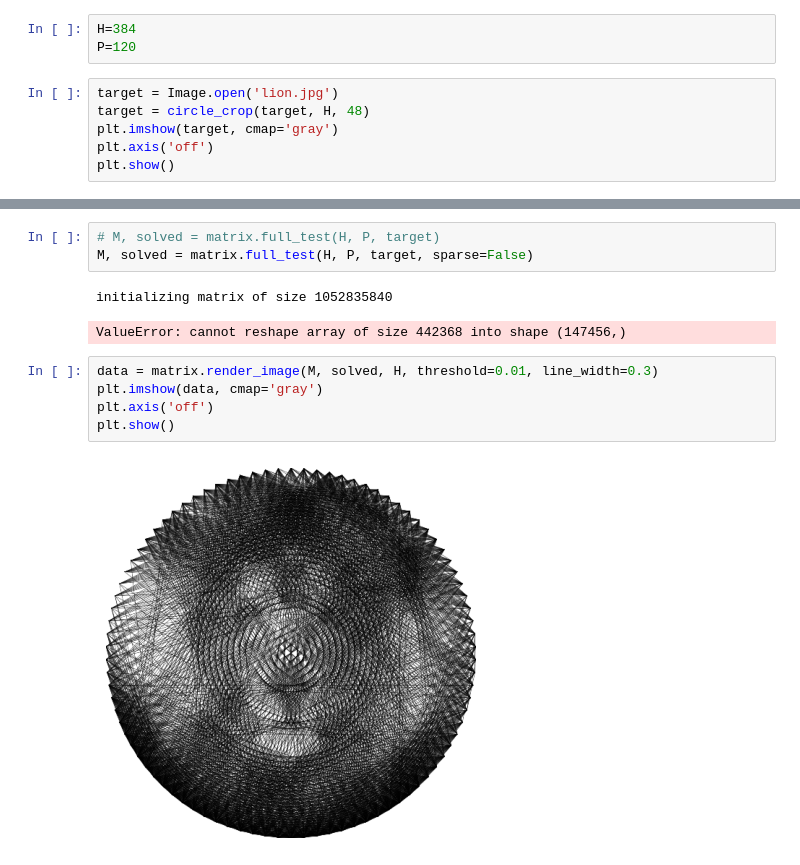
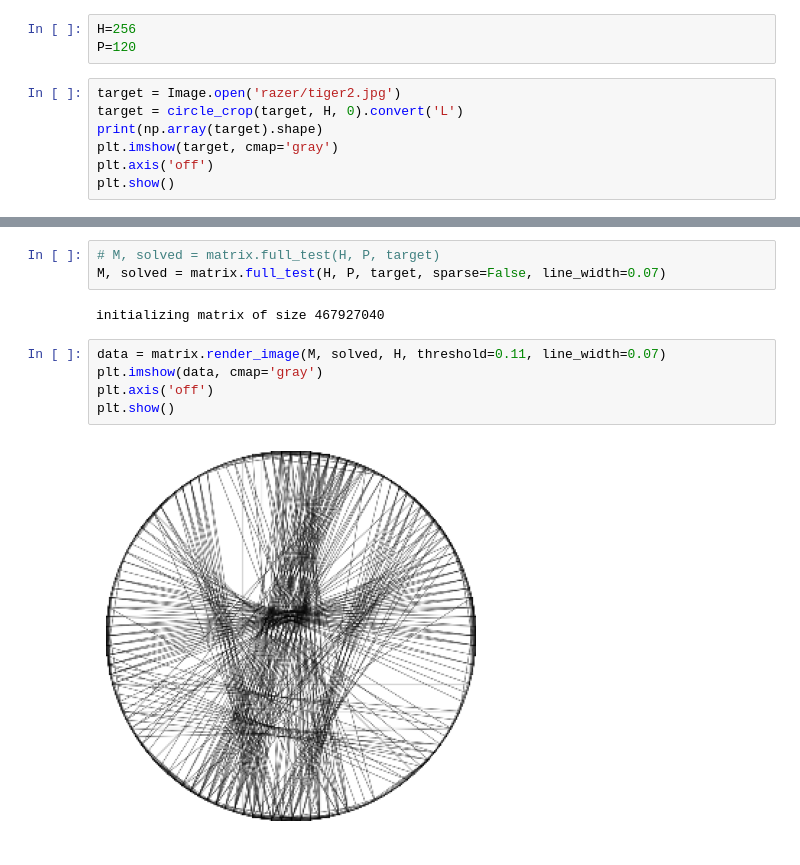
Before and after one commit to jacks14235/StringArt, a Jupyter notebook: matrix.ipynb, the cells around one changed output, grey strips where cells are left out. Saved outputs shown, nothing was run; the diff lists cells and outputs as text.

Commit message:
write antialiased greedy algorithm and matrix solver

```diff
--- a/matrix.ipynb
+++ b/matrix.ipynb
@@ -8,11 +9,12 @@ reload(matrix)
 # %% [output]
 <module 'matrix' from '/Users/jackstanley/Documents/VSCode/VSCode_old/string_draw/matrix.py'>
 # %%
-H=384
+H=256
 P=120
 # %%
-target = Image.open('lion.jpg')
-target = circle_crop(target, H, 48)
+target = Image.open('razer/tiger2.jpg')
+target = circle_crop(target, H, 0).convert('L')
+print(np.array(target).shape)
 plt.imshow(target, cmap='gray')
 plt.axis('off')
 plt.show()
@@ -21,16 +24,15 @@ plt.show()
 # %%
 # M, solved = matrix.full_test(H, P, target)
-M, solved = matrix.full_test(H, P, target, sparse=False)
+M, solved = matrix.full_test(H, P, target, sparse=False, line_width=0.07)
 # %% [output]
-initializing matrix of size 1052835840
+initializing matrix of size 467927040
-ValueError: cannot reshape array of size 442368 into shape (147456,)
 # %%
-data = matrix.render_image(M, solved, H, threshold=0.01, line_width=0.3)
+data = matrix.render_image(M, solved, H, threshold=0.11, line_width=0.07)
 plt.imshow(data, cmap='gray')
 plt.axis('off')
 plt.show()
 # %% [output]
-[figure, old version]
+[figure, new version]
 # %%
 plt.hist(solved.flatten(), color='gray', range=(-1,1), edgecolor='black', alpha=0.7)
 plt.xlabel('Pixel value')
```
Also changed, not shown: parts of 8 cells of this notebook, 7 other files.
